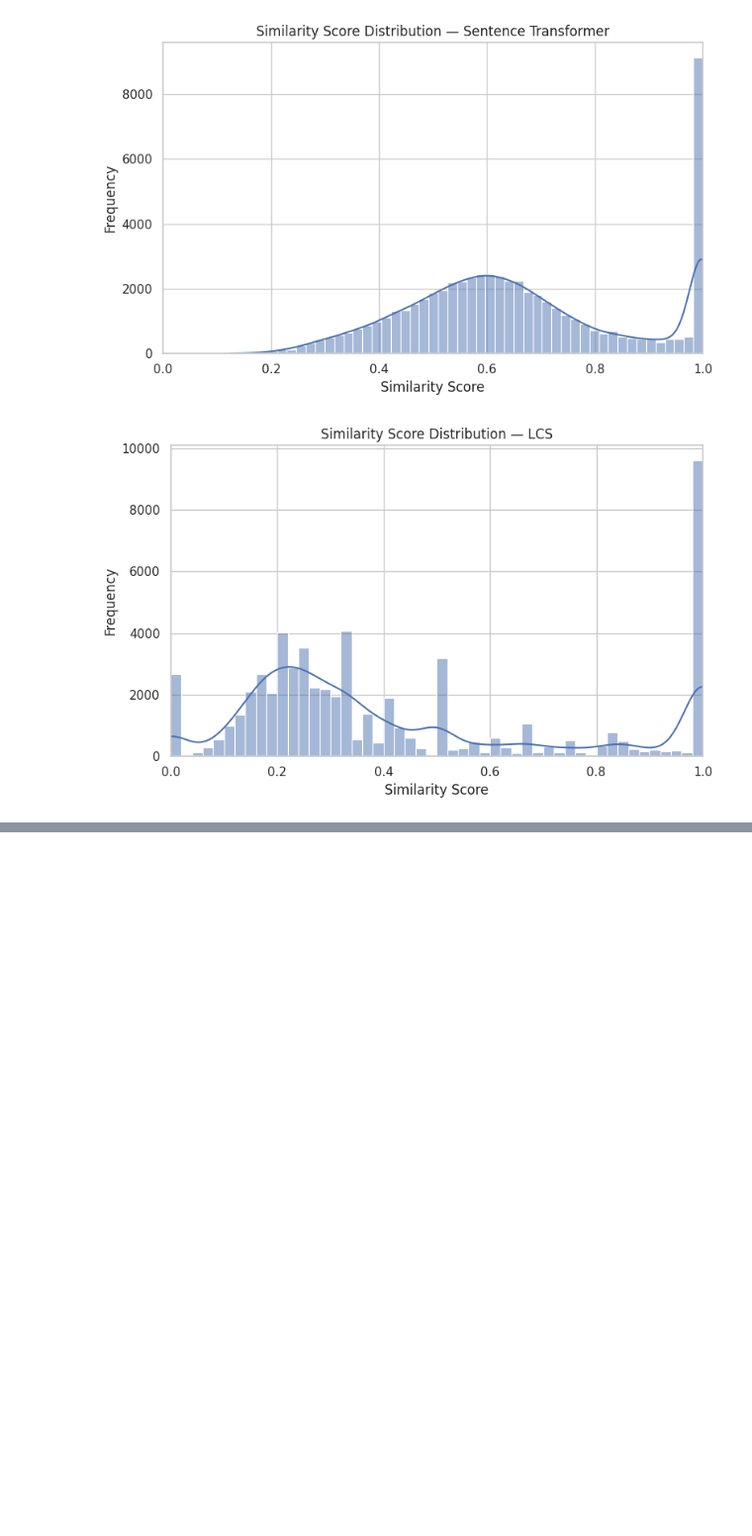
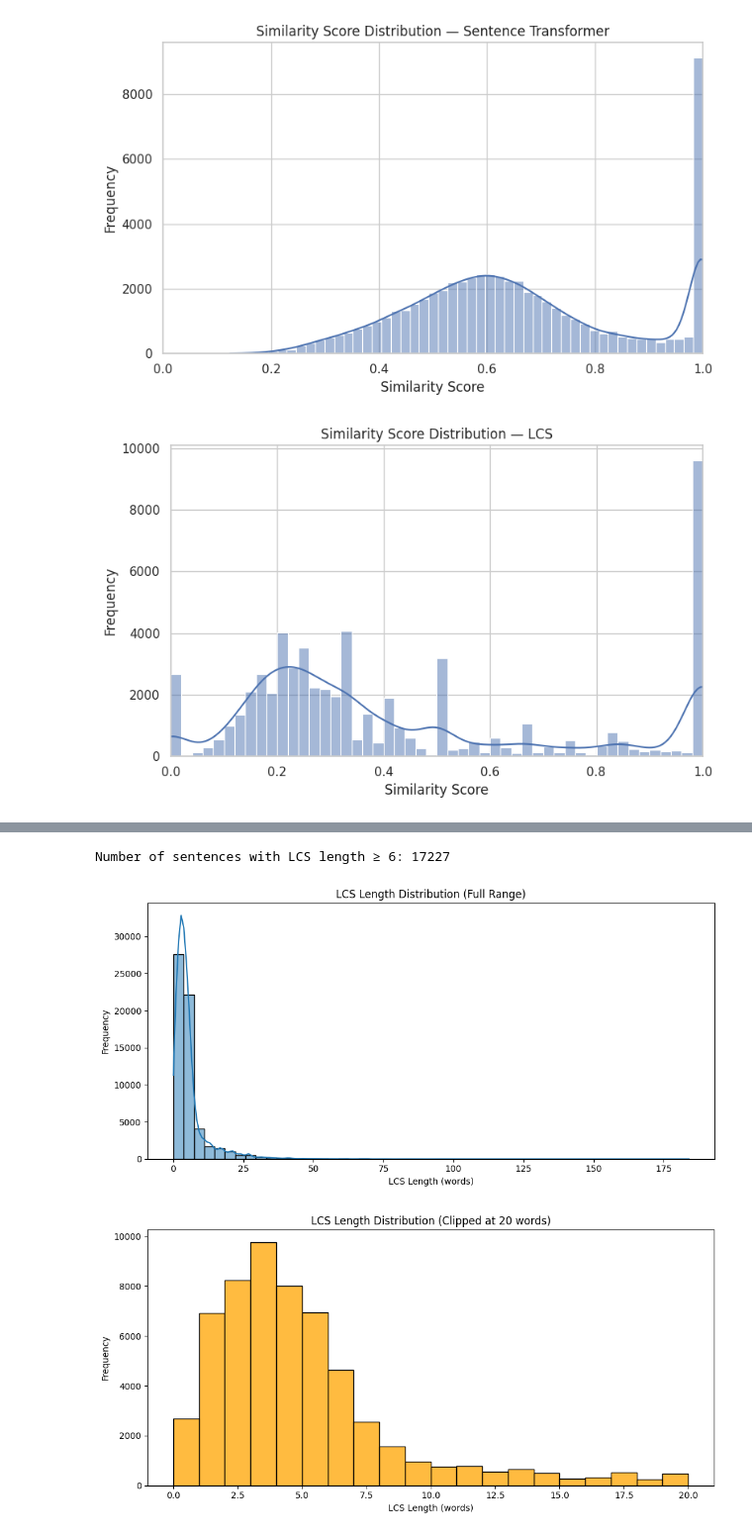
Before and after one commit to Fuchen-Li/OpenNotes, a Jupyter notebook: code/sentence_redundancy.ipynb, the cells around one changed output, grey strips where cells are left out. Shown at 99% size. Drawn from its saved outputs; the diff is of its cells as text; code cells hidden in the pictures; blank space fills up the shorter version.

```diff
--- a/code/sentence_redundancy.ipynb
+++ b/code/sentence_redundancy.ipynb
@@ -550,3 +550,7 @@ similarity_scores_lcs_match                     [1.0, 1.0, 1.0, 1.0, 1.0, 1.0, 0
 Name: 1, dtype: object
 # %%
 df_multiple_notes.to_csv("../data/multiple_note.csv", index = False)
+# %%
+import pandas as pd
+df_multiple_notes = pd.read_csv("../data/multiple_note.csv")
+df_multiple_notes.head()
@@ -552,0 +565,11 @@ df_multiple_notes.to_csv("../data/multiple_note.csv", index = False)
+# %%
+import ast
+
+# Apply to the entire column
+df_multiple_notes["similarity_scores_lcs_match"] = df_multiple_notes["similarity_scores_lcs_match"].apply(
+    lambda x: ast.literal_eval(x) if isinstance(x, str) else x
+)
+
+df_multiple_notes["text_kept_lcs_match"] = df_multiple_notes["text_kept_lcs_match"].apply(
+    lambda x: ast.literal_eval(x) if isinstance(x, str) else x
+)
@@ -552,0 +637,36 @@ df_multiple_notes.to_csv("../data/multiple_note.csv", index = False)
+# %%
+num_lcs_6_or_more = sum(lcs_len >= 6 for lcs_len in lcs_lengths)
+print(f"Number of sentences with LCS length ≥ 6: {num_lcs_6_or_more}")
+# %% [output]
+Number of sentences with LCS length ≥ 6: 17227
+# %%
+import matplotlib.pyplot as plt
+import seaborn as sns
+import numpy as np
+
+# Convert to numpy array for easier clipping
+lcs_lengths_array = np.array(lcs_lengths)
+
+# Plot 1: Full distribution
+plt.figure(figsize=(10, 5))
+sns.histplot(lcs_lengths_array, bins=50, kde=True)
+plt.title("LCS Length Distribution (Full Range)")
+plt.xlabel("LCS Length (words)")
+plt.ylabel("Frequency")
+plt.tight_layout()
+plt.show()
+
+# Plot 2: Clipped distribution (e.g., LCS ≤ 50 words)
+clip_threshold = 20
+lcs_lengths_clipped = lcs_lengths_array[lcs_lengths_array <= clip_threshold]
+
+plt.figure(figsize=(10, 5))
+sns.histplot(lcs_lengths_clipped, bins=20, color="orange")
+plt.title(f"LCS Length Distribution (Clipped at {clip_threshold} words)")
+plt.xlabel("LCS Length (words)")
+plt.ylabel("Frequency")
+plt.tight_layout()
+plt.show()
+# %% [output]
+[figure, added]
+[figure, added]
```
Also changed, not shown: parts of 3 cells of this notebook, 6 other files.
